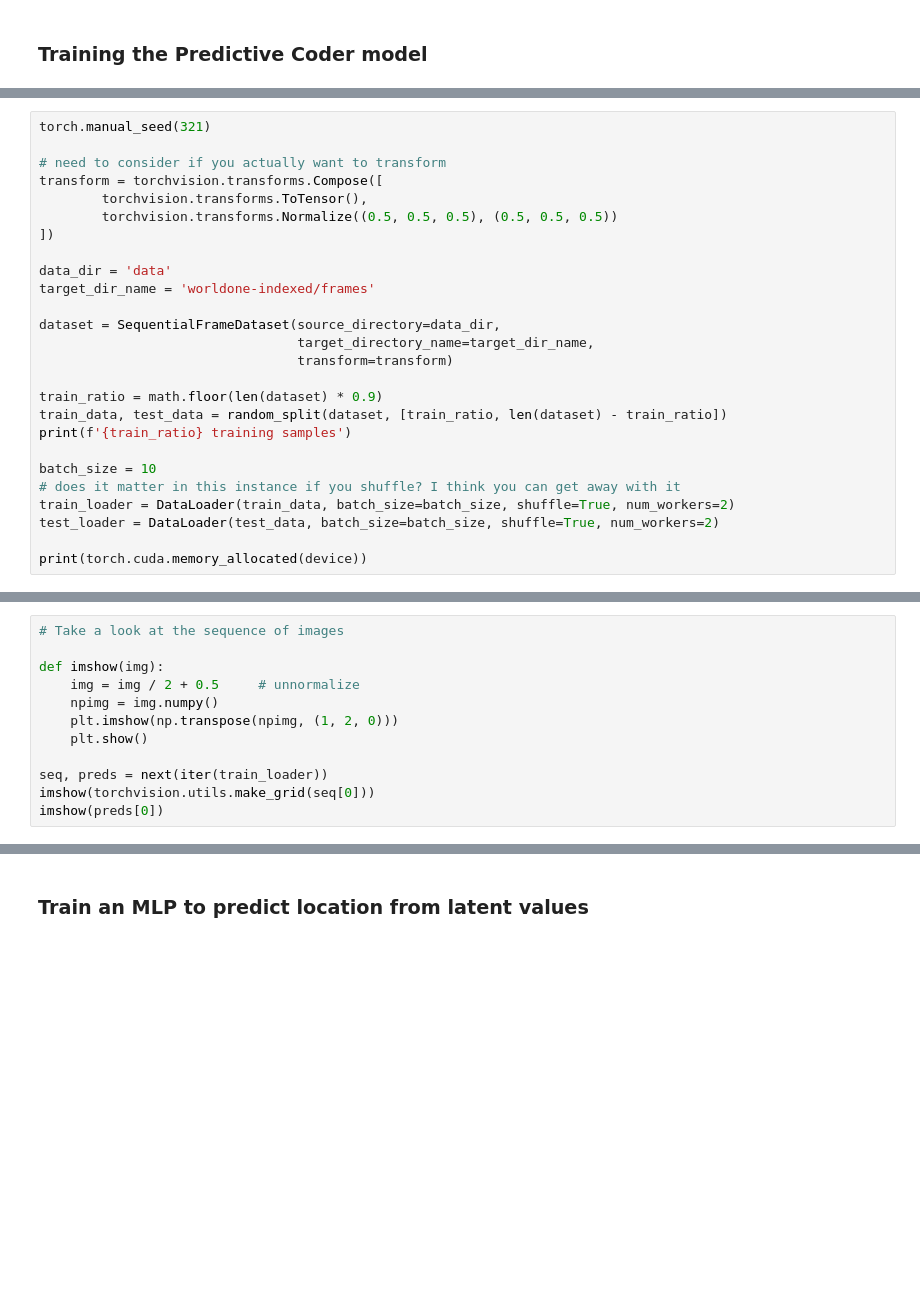
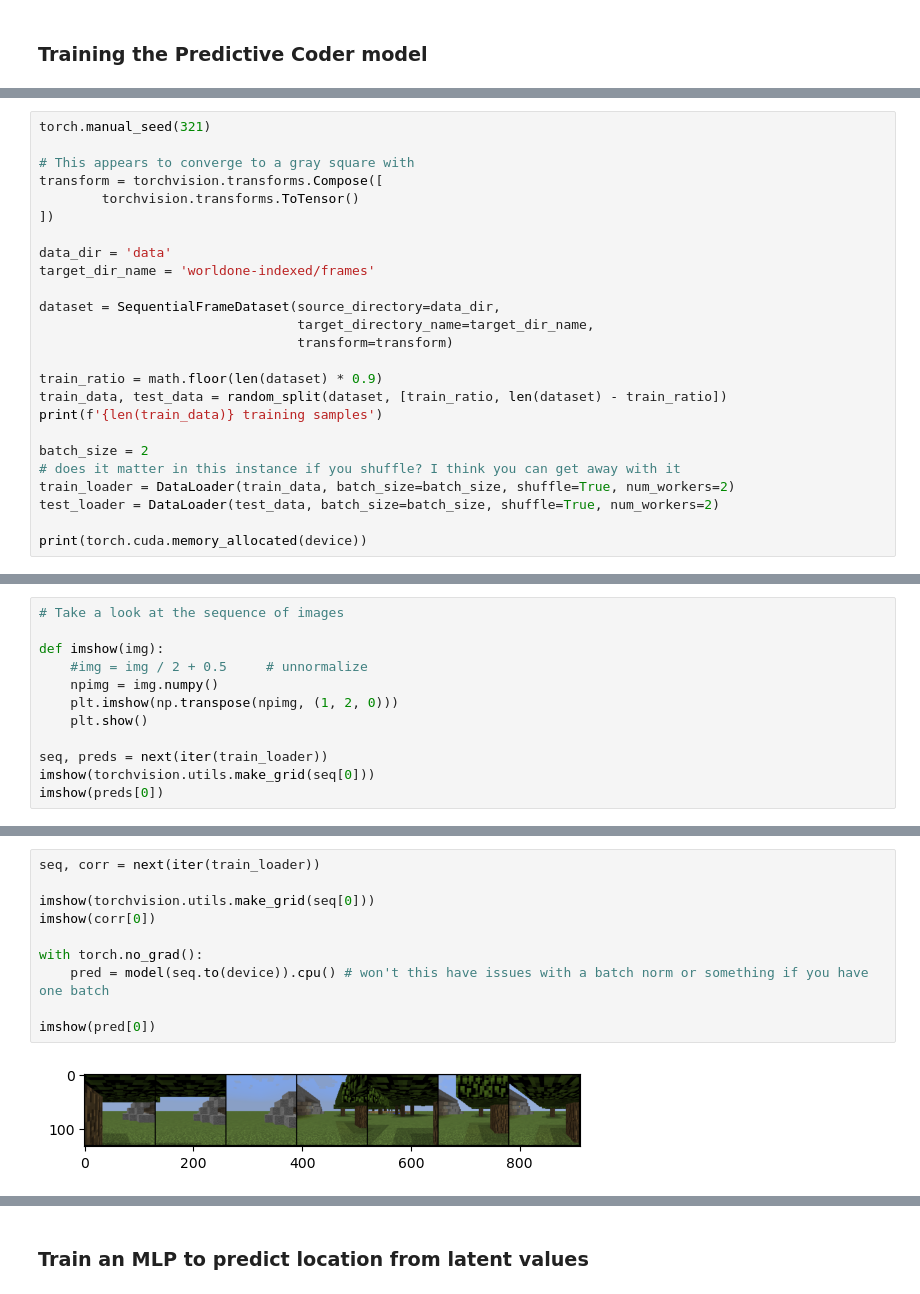
Before and after one commit to mx60s/predictive-coding-thesis, a Jupyter notebook: src/MinecraftTraining.ipynb, the cells around one changed output, grey strips where cells are left out. Cells and saved outputs as stored; diff of their text form; blank space fills up the shorter version.

```diff
--- a/src/MinecraftTraining.ipynb
+++ b/src/MinecraftTraining.ipynb
@@ -97,10 +53,9 @@ removed 0 from coords_worldone_2023-11-18-21-25-40.npy
 # %%
 torch.manual_seed(321)
 
-# need to consider if you actually want to transform
+# This appears to converge to a gray square with
 transform = torchvision.transforms.Compose([
-        torchvision.transforms.ToTensor(),
-        torchvision.transforms.Normalize((0.5, 0.5, 0.5), (0.5, 0.5, 0.5))
+        torchvision.transforms.ToTensor()
 ])
 
 data_dir = 'data'
@@ -112,9 +67,9 @@ dataset = SequentialFrameDataset(source_directory=data_dir,
 
 train_ratio = math.floor(len(dataset) * 0.9)
 train_data, test_data = random_split(dataset, [train_ratio, len(dataset) - train_ratio])
-print(f'{train_ratio} training samples')
+print(f'{len(train_data)} training samples')
 
-batch_size = 10
+batch_size = 2
 # does it matter in this instance if you shuffle? I think you can get away with it
 train_loader = DataLoader(train_data, batch_size=batch_size, shuffle=True, num_workers=2)
 test_loader = DataLoader(test_data, batch_size=batch_size, shuffle=True, num_workers=2)
@@ -128,7 +81,7 @@ Assuming already indexed files in data/worldone-indexed/frames
 # Take a look at the sequence of images
 
 def imshow(img):
-    img = img / 2 + 0.5     # unnormalize
+    #img = img / 2 + 0.5     # unnormalize
     npimg = img.numpy()
     plt.imshow(np.transpose(npimg, (1, 2, 0)))
     plt.show()
@@ -208,0 +149,12 @@ Done!
+# %%
+seq, corr = next(iter(train_loader))
+
+imshow(torchvision.utils.make_grid(seq[0]))
+imshow(corr[0])
+
+with torch.no_grad():
+    pred = model(seq.to(device)).cpu() # won't this have issues with a batch norm or something if you have one batch
+
+imshow(pred[0])
+# %% [output]
+[figure, added]
```
Also changed, not shown: parts of 8 cells of this notebook, 1 other file.
